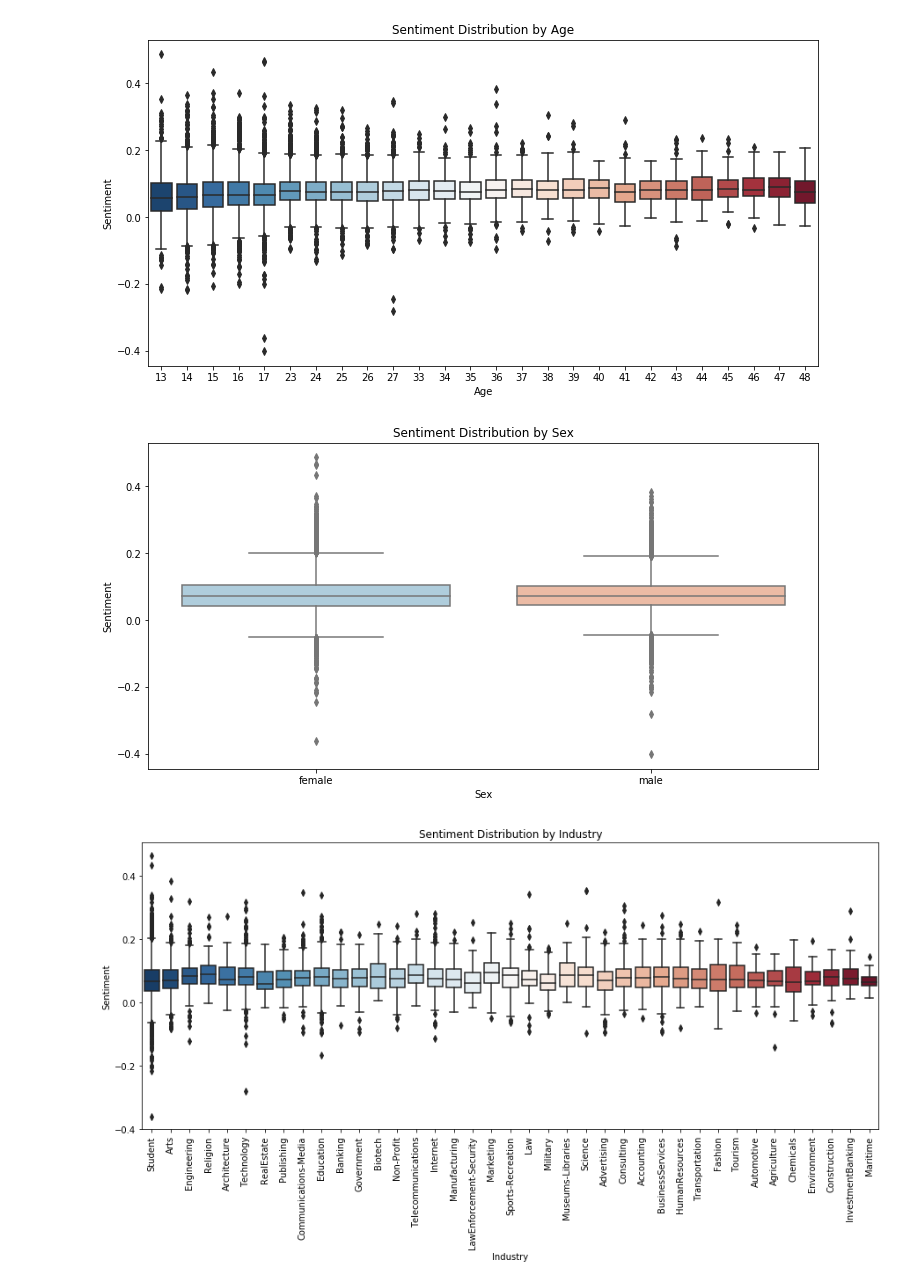
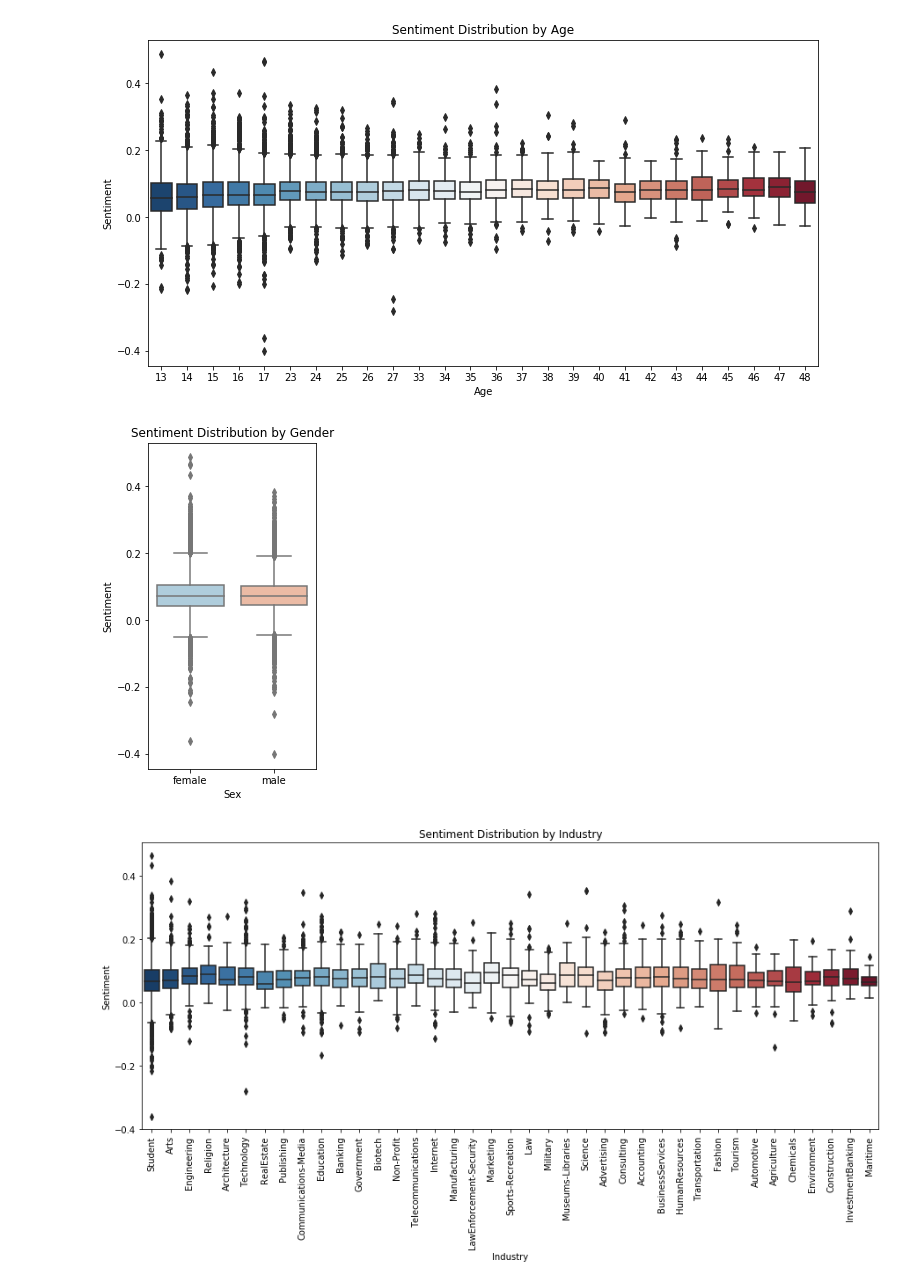
Before and after one commit to asenliang/nlp-blog-analysis, a Jupyter notebook: 3. Sentiment Analysis.ipynb, the cells around one changed output. Saved outputs shown, nothing was run; the diff lists cells and outputs as text; code cells hidden in the pictures.

```diff
--- a/3. Sentiment Analysis.ipynb
+++ b/3. Sentiment Analysis.ipynb
@@ -61,12 +61,12 @@ plt.show()
 # %% [output]
 [figure]
 # %%
-plt.figure(figsize=(12, 6))
+plt.figure(figsize=(3, 6))
 sns.boxplot(x='Sex', y='Sentiment', data=file_stats, palette='RdBu_r')
-plt.title('Sentiment Distribution by Sex')
+plt.title('Sentiment Distribution by Gender')
 plt.show()
 # %% [output]
-[figure, old version]
+[figure, new version]
 # %%
 plt.figure(figsize=(15, 6))
 g = sns.boxplot(x='Industry', y='Sentiment', data=file_stats, palette='RdBu_r')
```
Also changed, not shown: 4 other files.
